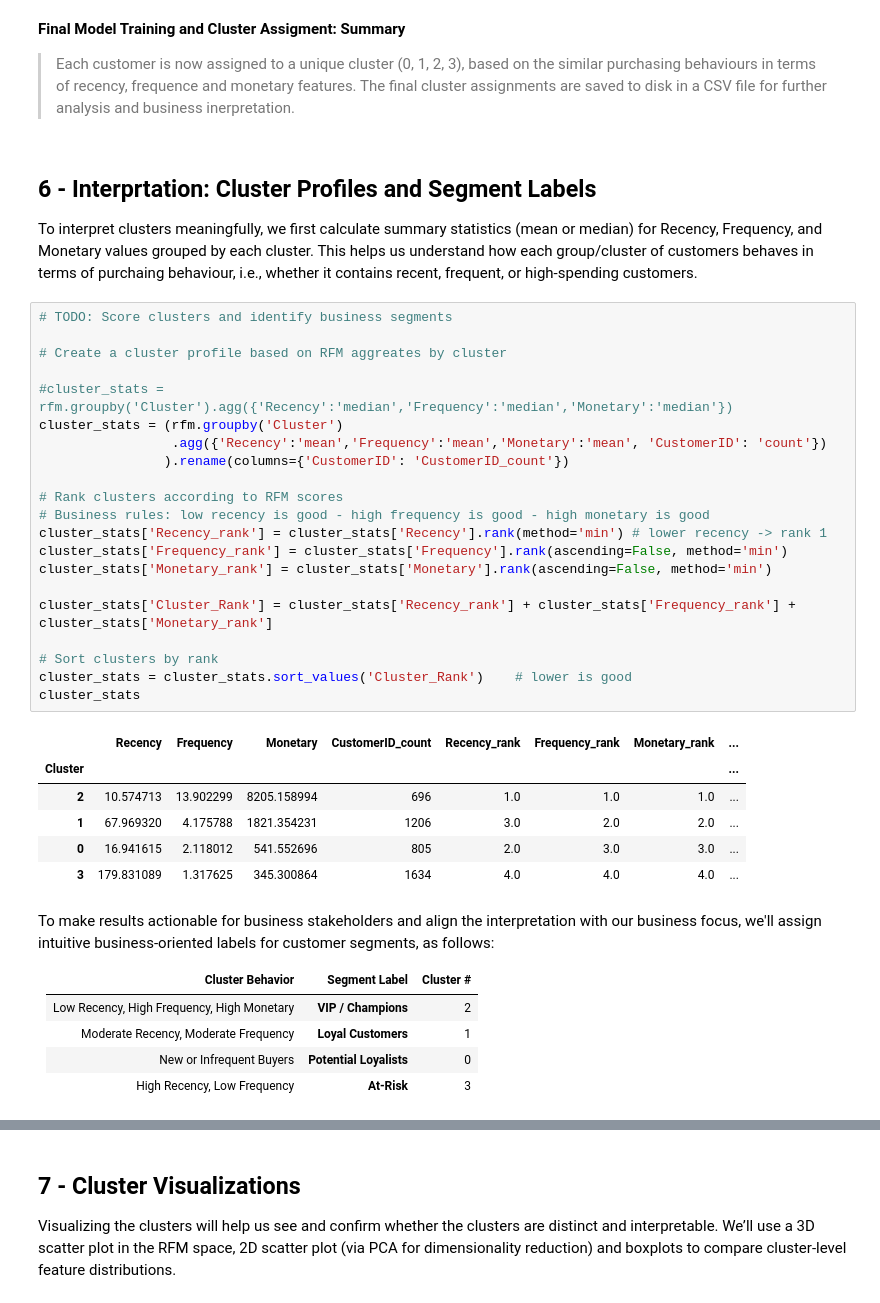
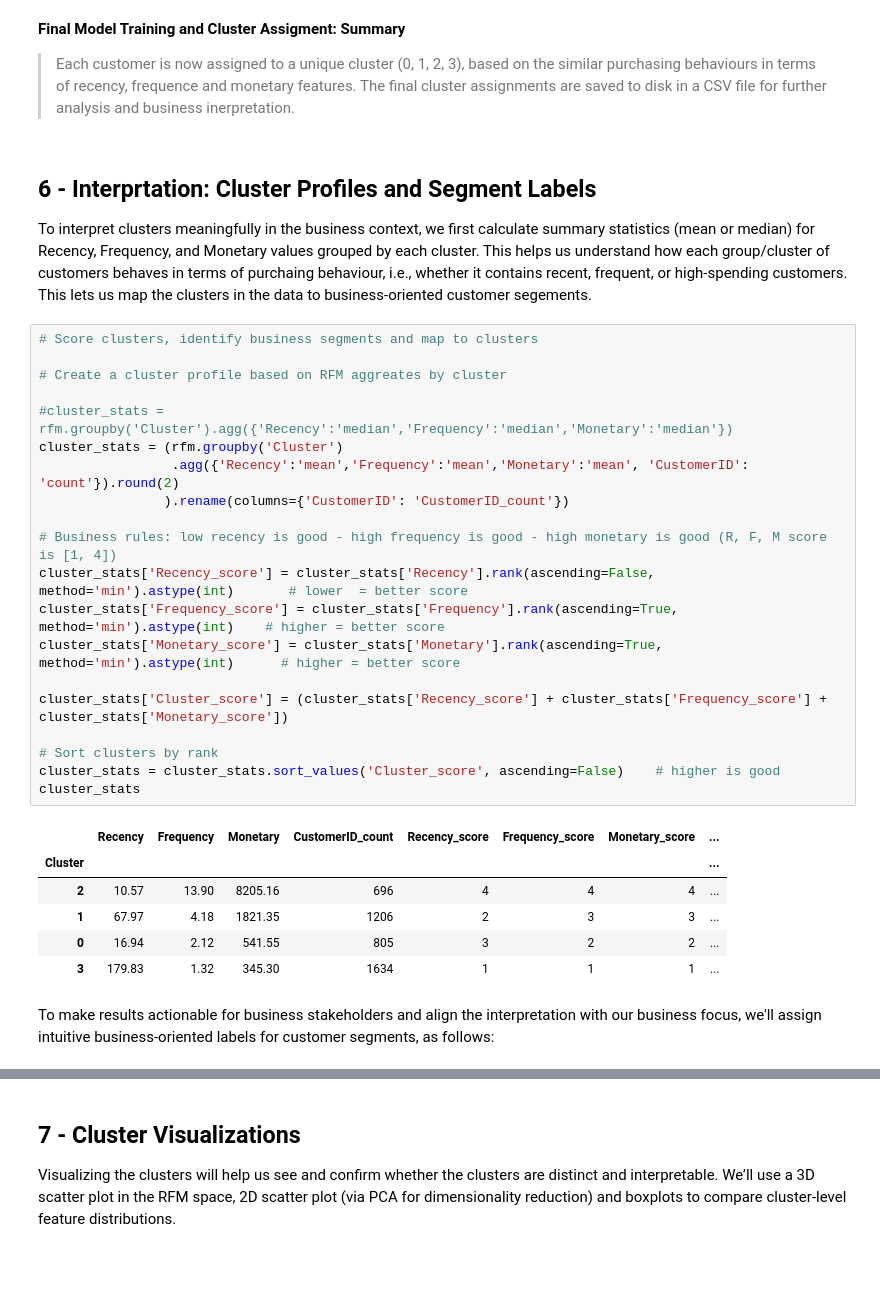
Before and after one commit to bisharatm/ds08_online-retail, a Jupyter notebook: notebooks/03_modeling_and_clustering.ipynb, the cells around one changed output, grey strips where cells are left out. Drawn from its saved outputs; the diff is of its cells as text; blank space fills up the shorter version.

Commit message:
Rank clusters by RFM measure aggregate, define business-oriented customer segements, and map to clusters

```diff
--- a/notebooks/03_modeling_and_clustering.ipynb
+++ b/notebooks/03_modeling_and_clustering.ipynb
@@ -302,41 +302,39 @@ rfm.to_csv(f'../data/prepared/rfm_clustered_final_k_{optimal_k}.csv', index=Fals
 # %% [markdown]
 ## 6 - Interprtation: Cluster Profiles and Segment Labels
 
-To interpret clusters meaningfully, we first calculate summary statistics (mean or median) for Recency, Frequency, and Monetary values grouped by each cluster. This helps us understand how each group/cluster of customers behaves in terms of purchaing behaviour, i.e., whether it contains recent, frequent, or high-spending customers.
+<!-- _Approach 1_: This is mapping business-focused segements to the already identified clusters in the data. -->
+To interpret clusters meaningfully in the business context, we first calculate summary statistics (mean or median) for Recency, Frequency, and Monetary values grouped by each cluster. This helps us understand how each group/cluster of customers behaves in terms of purchaing behaviour, i.e., whether it contains recent, frequent, or high-spending customers. This lets us map the clusters in the data to business-oriented customer segements.
+
+<!-- This is a manual rule based approach. -->
+<!--
+_Approach 2_: In this approach, we'll assign each customer scores from 1–5 for each of Recency, Frequency, and Monetary value using quantile-based ranking. Lower Recency indicates more recent purchases and thus a higher score, while higher Frequency and Monetary values reflect greater engagement and spending. The quantile-based approach ensures scores are data-driven and comparable across metrics. The combined RFM_Score and behavioral Segment labels (e.g., Champions, At Risk) help identify key customer groups for targeted marketing and retention strategies.
+-->
 # %%
-# TODO: Score clusters and identify business segments
+# Score clusters, identify business segments and map to clusters
 
 # Create a cluster profile based on RFM aggreates by cluster
 
 #cluster_stats = rfm.groupby('Cluster').agg({'Recency':'median','Frequency':'median','Monetary':'median'})
 cluster_stats = (rfm.groupby('Cluster')
-                 .agg({'Recency':'mean','Frequency':'mean','Monetary':'mean', 'CustomerID': 'count'})
+                 .agg({'Recency':'mean','Frequency':'mean','Monetary':'mean', 'CustomerID': 'count'}).round(2)
                 ).rename(columns={'CustomerID': 'CustomerID_count'})
 
-# Rank clusters according to RFM scores
-# Business rules: low recency is good - high frequency is good - high monetary is good
-cluster_stats['Recency_rank'] = cluster_stats['Recency'].rank(method='min') # lower recency -> rank 1
-cluster_stats['Frequency_rank'] = cluster_stats['Frequency'].rank(ascending=False, method='min')
-cluster_stats['Monetary_rank'] = cluster_stats['Monetary'].rank(ascending=False, method='min')
+# Business rules: low recency is good - high frequency is good - high monetary is good (R, F, M score is [1, 4])
+cluster_stats['Recency_score'] = cluster_stats['Recency'].rank(ascending=False, method='min').astype(int)       # lower  = better score
+cluster_stats['Frequency_score'] = cluster_stats['Frequency'].rank(ascending=True, method='min').astype(int)    # higher = better score
+cluster_stats['Monetary_score'] = cluster_stats['Monetary'].rank(ascending=True, method='min').astype(int)      # higher = better score
 
-cluster_stats['Cluster_Rank'] = cluster_stats['Recency_rank'] + cluster_stats['Frequency_rank'] + cluster_stats['Monetary_rank']
+cluster_stats['Cluster_score'] = (cluster_stats['Recency_score'] + cluster_stats['Frequency_score'] + cluster_stats['Monetary_score'])
 
 # Sort clusters by rank
-cluster_stats = cluster_stats.sort_values('Cluster_Rank')    # lower is good
+cluster_stats = cluster_stats.sort_values('Cluster_score', ascending=False)    # higher is good
 cluster_stats
 # %% [output]
-|  | Recency | Frequency | Monetary | CustomerID_count | Recency_rank | Frequency_rank | Monetary_rank | ... |
+|  | Recency | Frequency | Monetary | CustomerID_count | Recency_score | Frequency_score | Monetary_score | ... |
 | Cluster |  |  |  |  |  |  |  | ... |
-| 2 | 10.574713 | 13.902299 | 8205.158994 | 696 | 1.0 | 1.0 | 1.0 | ... |
-| 1 | 67.969320 | 4.175788 | 1821.354231 | 1206 | 3.0 | 2.0 | 2.0 | ... |
-| 0 | 16.941615 | 2.118012 | 541.552696 | 805 | 2.0 | 3.0 | 3.0 | ... |
-| 3 | 179.831089 | 1.317625 | 345.300864 | 1634 | 4.0 | 4.0 | 4.0 | ... |
+| 2 | 10.57 | 13.90 | 8205.16 | 696 | 4 | 4 | 4 | ... |
+| 1 | 67.97 | 4.18 | 1821.35 | 1206 | 2 | 3 | 3 | ... |
+| 0 | 16.94 | 2.12 | 541.55 | 805 | 3 | 2 | 2 | ... |
+| 3 | 179.83 | 1.32 | 345.30 | 1634 | 1 | 1 | 1 | ... |
 # %% [markdown]
 To make results actionable for business stakeholders and align the interpretation with our business focus, we'll assign intuitive business-oriented labels for customer segments, as follows:
-
-| Cluster Behavior                           | Segment Label           | Cluster # |
-| ------------------------------------------ | ----------------------- |-----------|
-| Low Recency, High Frequency, High Monetary | **VIP / Champions**     | 2         |
-| Moderate Recency, Moderate Frequency       | **Loyal Customers**     | 1         |
-| New or Infrequent Buyers                   | **Potential Loyalists** | 0         |
-| High Recency, Low Frequency                | **At-Risk**             | 3         |
```
Also changed, not shown: parts of 4 cells of this notebook.
